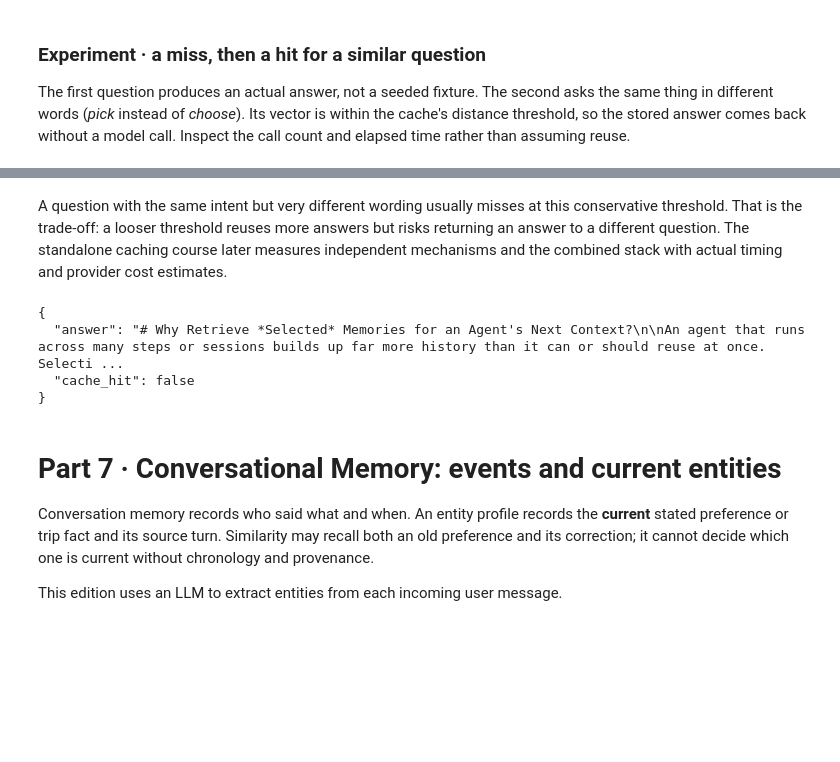
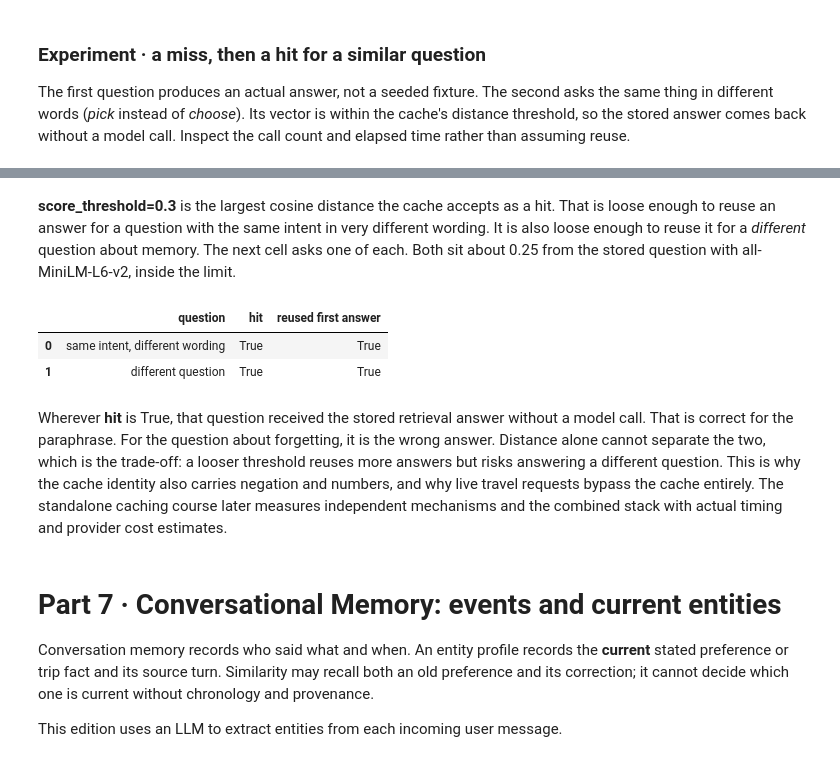
Before and after one commit to RichmondAlake/maven_classes, a Jupyter notebook: agent_memory/cohort_2/implementing_memory_aware_agents.ipynb, the cells around one changed output, grey strips where cells are left out. Drawn from its saved outputs; the diff is of its cells as text; code cells hidden in the pictures; blank space fills up the shorter version.

```diff
--- a/agent_memory/cohort_2/implementing_memory_aware_agents.ipynb
+++ b/agent_memory/cohort_2/implementing_memory_aware_agents.ipynb
@@ -1157,17 +1157,38 @@ New provider calls: 1
+# %% [markdown]
+**score_threshold=0.3** is the largest cosine distance the cache accepts as a
+hit. That is loose enough to reuse an answer for a question with the same intent
+in very different wording. It is also loose enough to reuse it for a *different*
+question about memory. The next cell asks one of each. Both sit about 0.25 from
+the stored question with all-MiniLM-L6-v2, inside the limit.
+# %%
+checks = {
+    "same intent, different wording": "Why retrieve selected memories for an agent's next context?",
+    "different question": "How does an agent forget outdated memories?",
+}
+
+outcomes = []
+for label, question in checks.items():
+    reply = cached_explanation(question)
+    outcomes.append({
+        "question": label,
+        "hit": reply["cache_hit"],
+        "reused first answer": reply["answer"] == first["answer"],
+    })
+
+display(pd.DataFrame(outcomes))
+# %% [output]
+|  | question | hit | reused first answer |
+| 0 | same intent, different wording | True | True |
+| 1 | different question | True | True |
 # %% [markdown]
-A question with the same intent but very different wording usually misses at this
-conservative threshold. That is the trade-off: a looser threshold reuses more
-answers but risks returning an answer to a different question.
+Wherever **hit** is True, that question received the stored retrieval answer
+without a model call. That is correct for the paraphrase. For the question about
+forgetting, it is the wrong answer. Distance alone cannot separate the two, which
+is the trade-off: a looser threshold reuses more answers but risks answering a
+different question. This is why the cache identity also carries negation and
+numbers, and why live travel requests bypass the cache entirely.
 The standalone caching course later measures independent mechanisms and the
 combined stack with actual timing and provider cost estimates.
-# %%
-paraphrase = cached_explanation("Why retrieve selected memories for an agent's next context?")
-print(pretty(paraphrase))
-# %% [output]
-{
-  "answer": "# Why Retrieve *Selected* Memories for an Agent's Next Context?\n\nAn agent that runs across many steps or sessions builds up far more history than it can or should reuse at once. Selecti ...
-  "cache_hit": false
-}
 # %% [markdown]
 # Part 7 · Conversational Memory: events and current entities
 
```
Also changed, not shown: parts of 14 cells of this notebook, 3 other files.
